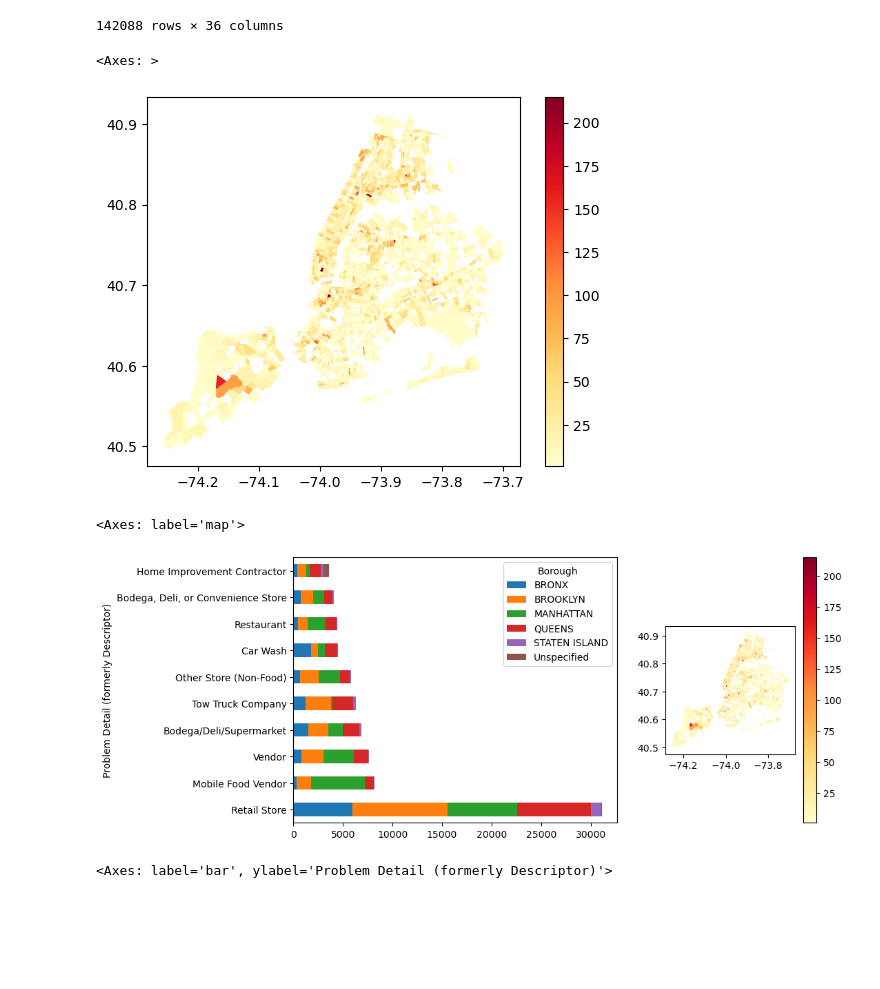
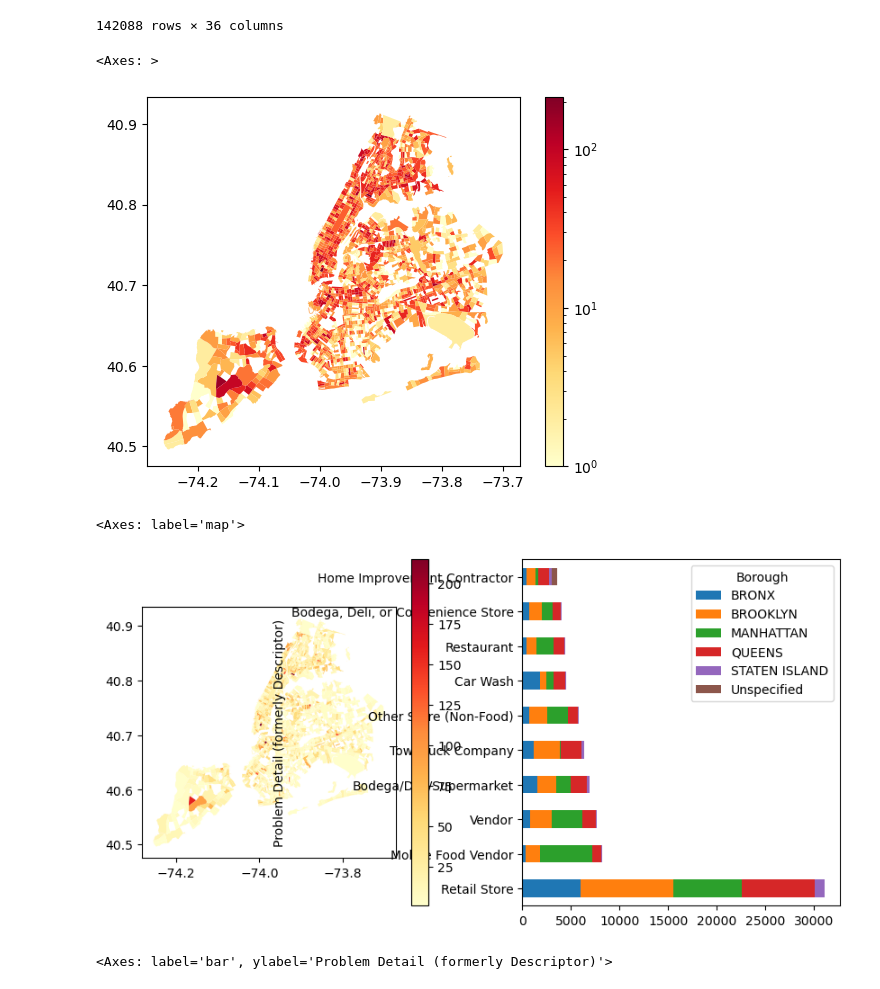
Before and after one commit to story645/odwny2026, a Jupyter notebook: content/n1_static.ipynb, the cells around one changed output. Cells and saved outputs as stored; diff of their text form; code cells hidden in the pictures; blank space fills up the shorter version.

```diff
--- a/content/n1_static.ipynb
+++ b/content/n1_static.ipynb
@@ -176,15 +179,15 @@ overcharges = geo311[geo311['Problem Detail (formerly Descriptor)'].str.match('R
 # %%
-overcharges.dissolve(by='ct2020', aggfunc='count').plot(column='Unique Key', cmap='YlOrRd', legend=True)
+overcharges.dissolve(by='ct2020', aggfunc='count').plot(column='Unique Key', norm=norm, cmap='YlOrRd', legend=True)
 # %% [output]
 <Axes: >
-[figure, old version]
+[figure, new version]
 # %%
-fig, axd = plt.subplot_mosaic([['bar', 'map']], figsize=(10,5), width_ratios=[2,1])
+fig, axd = plt.subplot_mosaic([['map', 'bar']], figsize=(10,5))
 ctable.loc[ctable.sum(axis=1).sort_values(ascending=False).index[:10]].plot.barh(stacked=True, ax=axd['bar'])
 overcharges.dissolve(by='ct2020', aggfunc='count').plot(column='Unique Key', cmap='YlOrRd', legend=True, ax = axd['map'])
 # %% [output]
 <Axes: label='map'>
-[figure, old version]
+[figure, new version]
 # %%
 fig, axd = plt.subplot_mosaic([['bar', 'map1', 'map2']], figsize=(15,5))
 overcharges.dissolve(by='ct2020', aggfunc='count').plot(column='Unique Key', cmap='YlOrRd', legend=True, ax=axd['map1'], legend_kwds={'shrink':.3})
```
Also changed, not shown: parts of 2 cells of this notebook, 4 other files.
